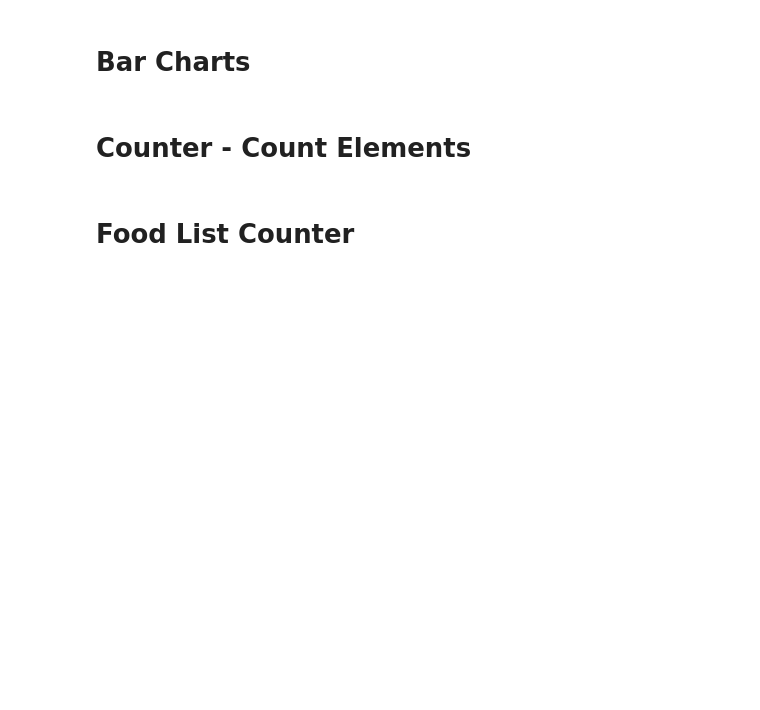
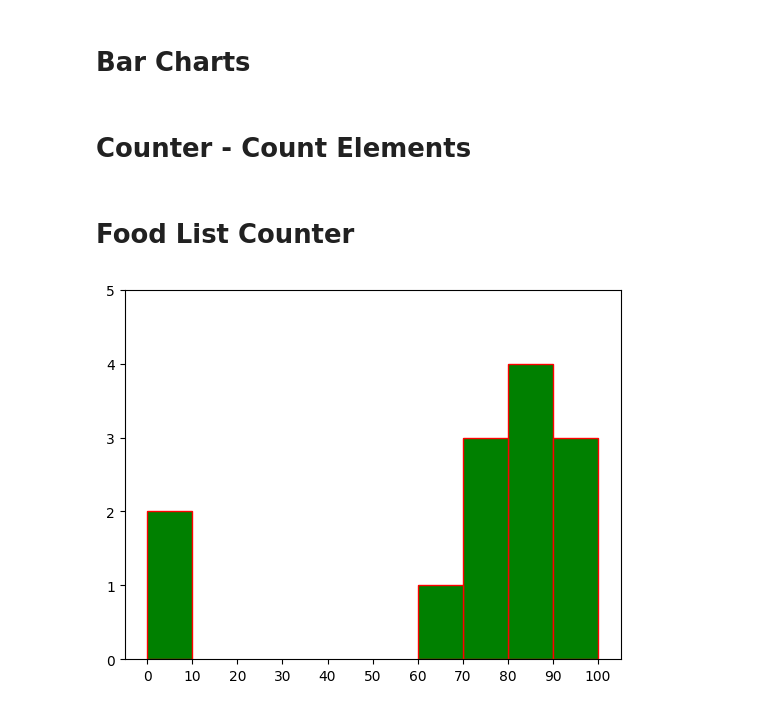
Before and after one commit to SoumenSen31/Everything-In-Python, a Jupyter notebook: data science/basic.ipynb, the cells around one changed output. Drawn from its saved outputs; the diff is of its cells as text; code cells hidden in the pictures; blank space fills up the shorter version.

```diff
--- a/data science/basic.ipynb
+++ b/data science/basic.ipynb
@@ -63,12 +65,16 @@ counts = Counter(foods)
 print(counts)
 print("\nTop 2:", counts.most_common(2))
 # %%
+import matplotlib.pyplot as plt
+from collections import Counter
 grades = [83,95,91,87,70,0,85,82,100,63,73,77,0]
 histogram = Counter(min(grade//10*10,90) for grade in grades)
 plt.bar([x + 5 for x in histogram.keys()],
         histogram.values(),
         10,
-        edgecolor=(0,0,0))
+        edgecolor="red",color="green")
 plt.axis([-5,105,0,5])
 plt.xticks([10 * i for i in range(11)])
 plt.show()
+# %% [output]
+[figure, added]
```
Also changed, not shown: parts of 5 cells of this notebook.
